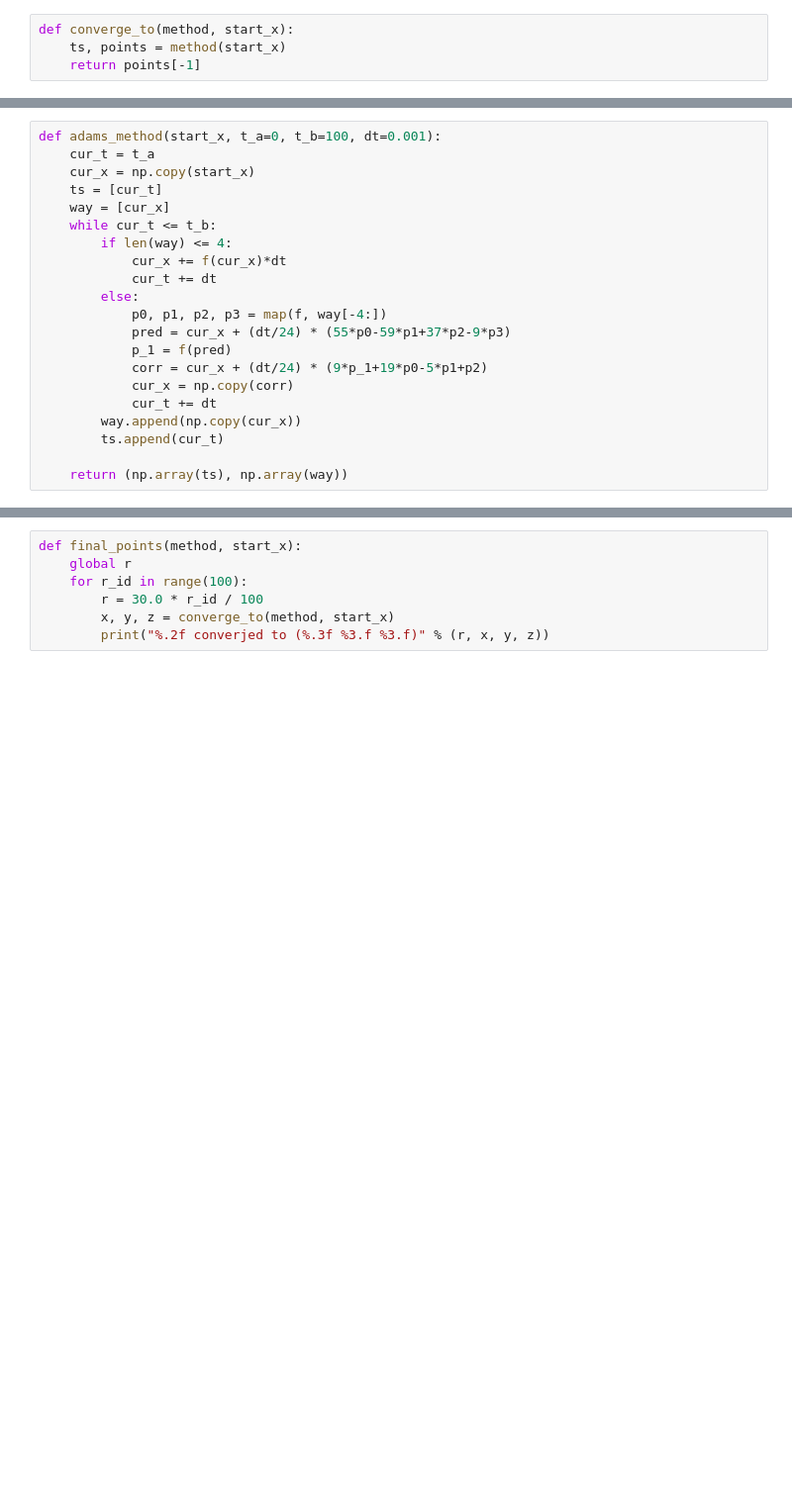
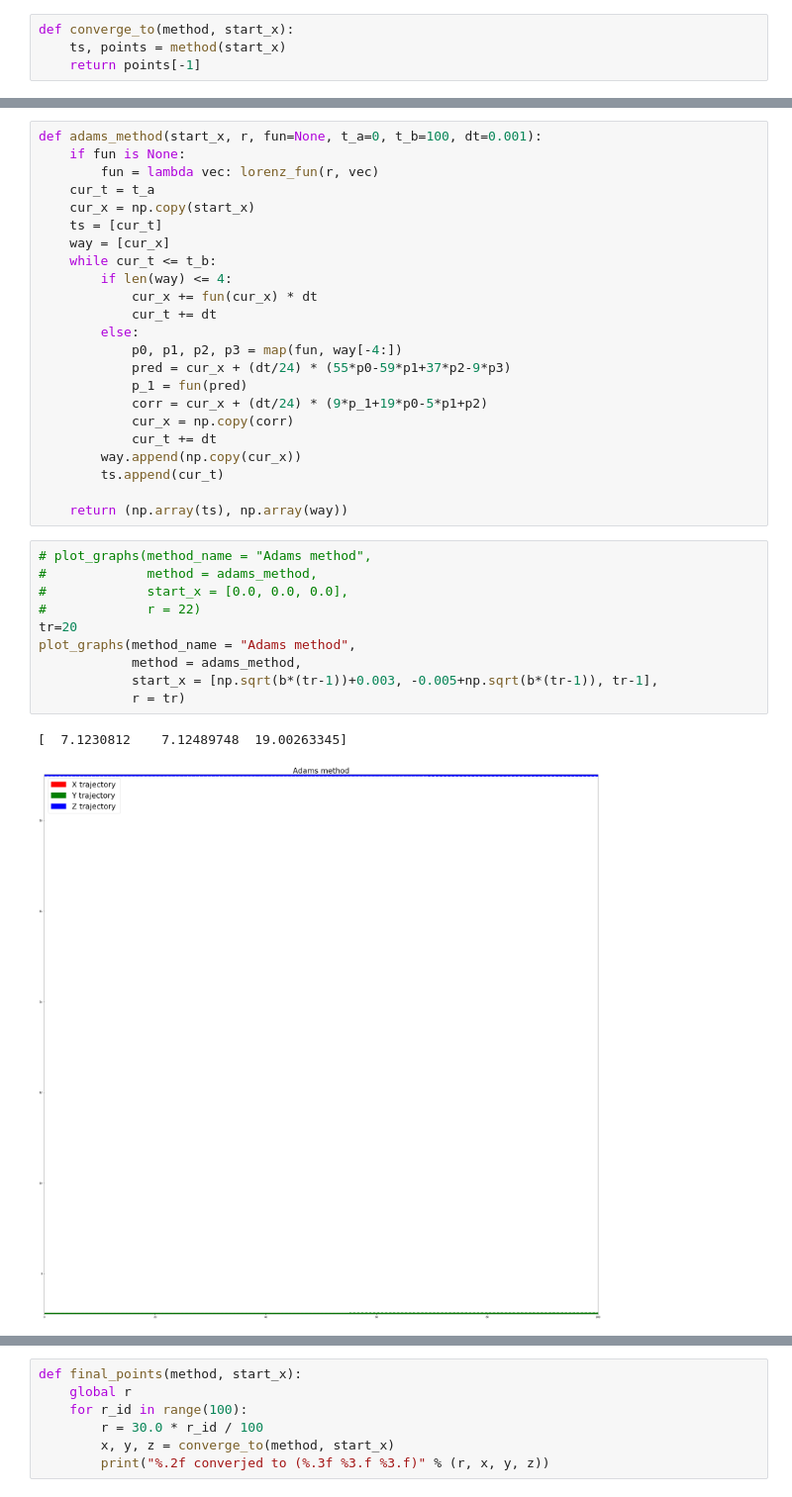
Before and after one commit to burakov28/CP-homeworks, a Jupyter notebook: LorentzSystem.ipynb, the cells around one changed output, grey strips where cells are left out. Shown at 99% size. Saved outputs shown, nothing was run; the diff lists cells and outputs as text; blank space fills up the shorter version.

```diff
--- a/LorentzSystem.ipynb
+++ b/LorentzSystem.ipynb
@@ -124,17 +158,19 @@ def implicit_euler_method(start_x, t_a=0, t_b=20, dt=0.001):
 # %%
-def adams_method(start_x, t_a=0, t_b=100, dt=0.001):
+def adams_method(start_x, r, fun=None, t_a=0, t_b=100, dt=0.001):
+    if fun is None:
+        fun = lambda vec: lorenz_fun(r, vec)
     cur_t = t_a
     cur_x = np.copy(start_x)
     ts = [cur_t]
     way = [cur_x]
     while cur_t <= t_b:
         if len(way) <= 4:
-            cur_x += f(cur_x)*dt
+            cur_x += fun(cur_x) * dt
             cur_t += dt
         else:
-            p0, p1, p2, p3 = map(f, way[-4:])
+            p0, p1, p2, p3 = map(fun, way[-4:])
             pred = cur_x + (dt/24) * (55*p0-59*p1+37*p2-9*p3)
-            p_1 = f(pred)
+            p_1 = fun(pred)
             corr = cur_x + (dt/24) * (9*p_1+19*p0-5*p1+p2)
             cur_x = np.copy(corr)
             cur_t += dt
@@ -142,3 +178,16 @@ def adams_method(start_x, t_a=0, t_b=100, dt=0.001):
         ts.append(cur_t)
 
     return (np.array(ts), np.array(way))
+# %%
+# plot_graphs(method_name = "Adams method",
+#             method = adams_method,
+#             start_x = [0.0, 0.0, 0.0],
+#             r = 22)
+tr=20
+plot_graphs(method_name = "Adams method",
+            method = adams_method,
+            start_x = [np.sqrt(b*(tr-1))+0.003, -0.005+np.sqrt(b*(tr-1)), tr-1],
+            r = tr)
+# %% [output]
+[  7.1230812    7.12489748  19.00263345]
+[figure, added]
```
Also changed, not shown: parts of 17 cells of this notebook.
